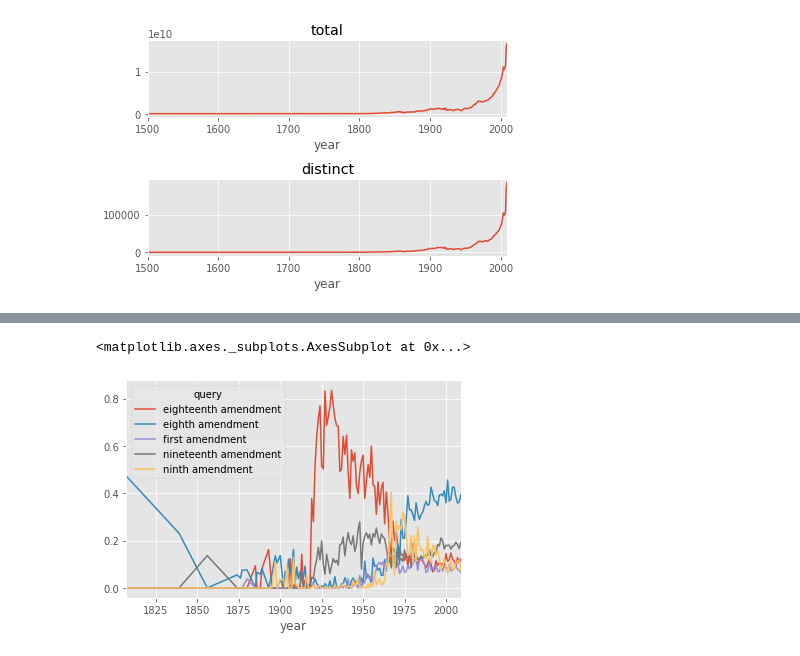
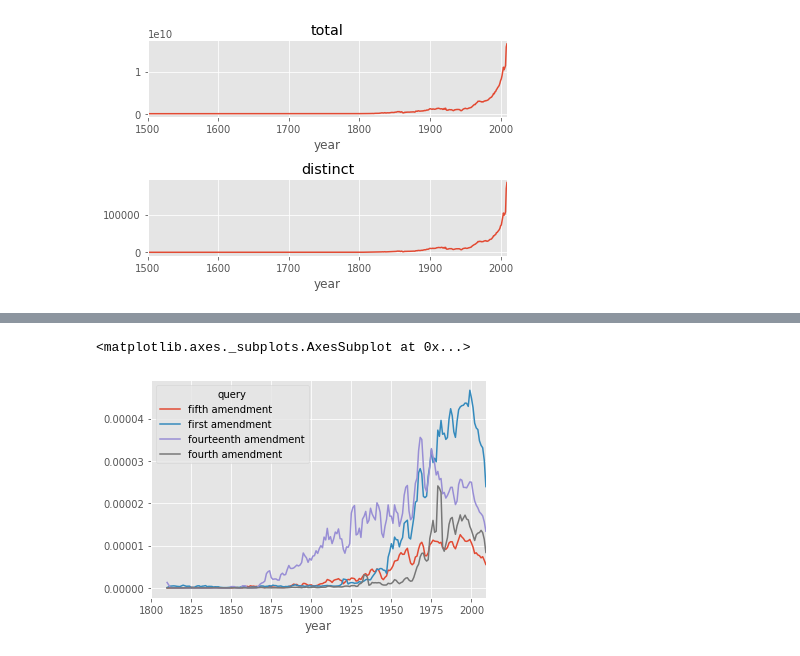
Before and after one commit to tianhuil/computational-history, a Jupyter notebook: src/Constitution.ipynb, the cells around one changed output, grey strips where cells are left out. Cells and saved outputs as stored; diff of their text form; code cells hidden in the pictures.

```diff
--- a/src/Constitution.ipynb
+++ b/src/Constitution.ipynb
@@ -155,10 +77,10 @@ nlargest(df_ratios, 8)
 # %%
 df_baseline = pd.read_csv("/mnt/volume_sfo2_02/googlebooks-eng-us-all-totalcounts-20120701.txt",
                           lineterminator='\t',
-                          names=['year', 'total', 'page', 'distinct'])
+                          names=['year', 'total', 'page', 'distinct']).set_index('year')
 _, axes = plt.subplots(nrows=2, ncols=1)
-df_baseline.set_index('year')['total'].plot(ax=axes[0], title='total')
-df_baseline.set_index('year')['distinct'].plot(ax=axes[1], title='distinct')
+df_baseline['total'].plot(ax=axes[0], title='total')
+df_baseline['distinct'].plot(ax=axes[1], title='distinct')
 plt.tight_layout()
 # %% [output]
 [figure]
@@ -178,14 +100,21 @@ df_queries = (df.groupby(['query'])[['total', 'distinct']]
-# %%
-df_query_year = (
-    df.groupby(['query', 'year'])[['total', 'distinct']].sum() /
-    (df.groupby(['year'])[['total', 'distinct']].sum() + 10)
-)
-
-(df_query_year.loc[[q for q in QUERIES if q in df_queries.nlargest(5, 'total').index], :]
-     .unstack('query')['total']
-     .fillna(0)
-     .sort_index()
-     .plot())
-# %% [output]
-<matplotlib.axes._subplots.AxesSubplot at 0x...>
-[figure, removed]
+# %%
+top_n = df_queries.nlargest(4, 'total').index
+
+df_query_year = (
+    df.groupby(['query', 'year'])[['total', 'distinct']].sum() /
+    (df_baseline)
+)
+
+(df_query_year.loc[top_n, :]
+     .unstack('query')['total']
+     .reindex([q for q in df['query'].unique() if q in top_n], axis=1)
+     .fillna(0)
+     .sort_index()
+     .rolling(3)
+     .mean()
+     .plot())
+
+# Similar to https://books.google.com/ngrams/graph?content=first+amendment%2Cfourteenth+amendment%2Cfourth+amendment%2Cfifth+amendment&case_insensitive=on&year_start=1800&year_end=2008&corpus=17&smoothing=2&share=&direct_url=t4%3B%2Cfirst%20amendment%3B%2Cc0%3B%2Cs0%3B%3BFirst%20Amendment%3B%2Cc0%3B%3Bfirst%20amendment%3B%2Cc0%3B%3Bfirst%20Amendment%3B%2Cc0%3B.t4%3B%2Cfourteenth%20amendment%3B%2Cc0%3B%2Cs0%3B%3BFourteenth%20Amendment%3B%2Cc0%3B%3Bfourteenth%20amendment%3B%2Cc0%3B.t4%3B%2Cfourth%20amendment%3B%2Cc0%3B%2Cs0%3B%3BFourth%20Amendment%3B%2Cc0%3B%3Bfourth%20amendment%3B%2Cc0%3B%3Bfourth%20Amendment%3B%2Cc0%3B.t4%3B%2Cfifth%20amendment%3B%2Cc0%3B%2Cs0%3B%3BFifth%20Amendment%3B%2Cc0%3B%3Bfifth%20amendment%3B%2Cc0%3B%3Bfifth%20Amendment%3B%2Cc0#t4%3B%2Cfirst%20amendment%3B%2Cc0%3B%2Cs0%3B%3BFirst%20Amendment%3B%2Cc0%3B%3Bfirst%20amendment%3B%2Cc0%3B%3Bfirst%20Amendment%3B%2Cc0%3B.t4%3B%2Cfourteenth%20amendment%3B%2Cc0%3B%2Cs0%3B%3BFourteenth%20Amendment%3B%2Cc0%3B%3Bfourteenth%20amendment%3B%2Cc0%3B.t4%3B%2Cfourth%20amendment%3B%2Cc0%3B%2Cs0%3B%3BFourth%20Amendment%3B%2Cc0%3B%3Bfourth%20amendment%3B%2Cc0%3B%3Bfourth%20Amendment%3B%2Cc0%3B.t4%3B%2Cfifth%20amendment%3B%2Cc0%3B%2Cs0%3B%3BFifth%20Amendment%3B%2Cc0%3B%3Bfifth%20amendment%3B%2Cc0%3B%3Bfifth%20Amendment%3B%2Cc0
+# %% [output]
+<matplotlib.axes._subplots.AxesSubplot at 0x...>
+[figure, added]
```
Also changed, not shown: parts of 8 cells of this notebook.
